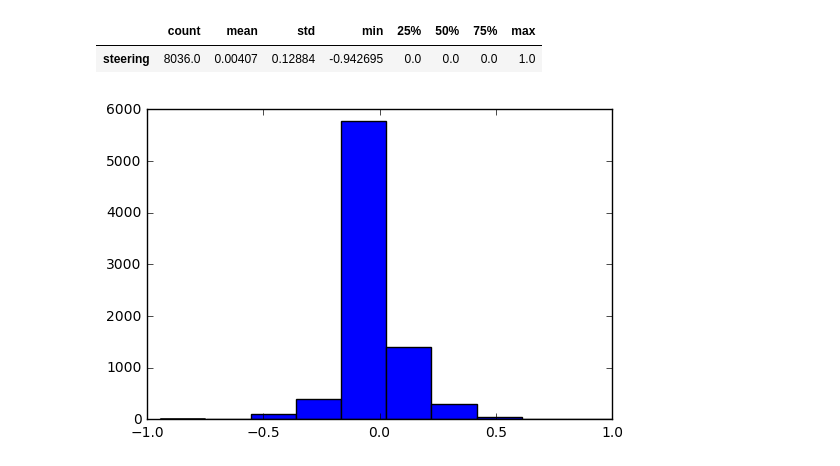
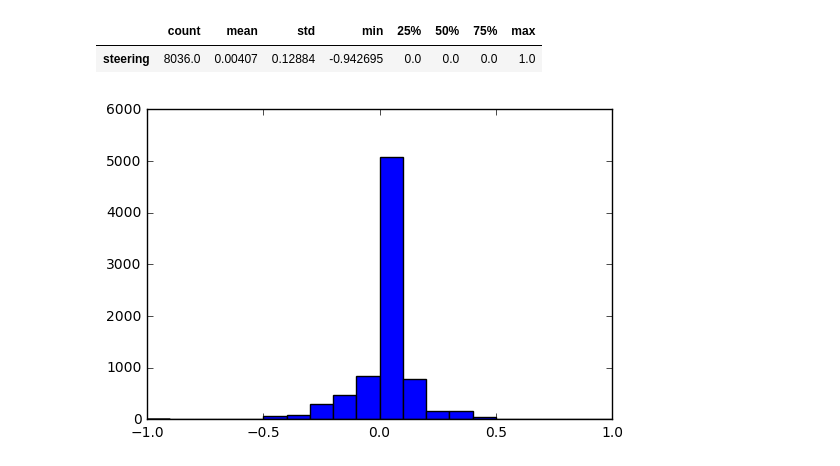
Before and after one commit to vfcosta/CarND-Behavioral-Cloning, a Jupyter notebook: exploration.ipynb, the cells around one changed output. Saved outputs shown, nothing was run; the diff lists cells and outputs as text; code cells hidden in the pictures.

```diff
--- a/exploration.ipynb
+++ b/exploration.ipynb
@@ -29,6 +30,6 @@ driving_log.describe().transpose()
 |  | count | mean | std | min | 25% | 50% | 75% | max |
 | steering | 8036.0 | 0.00407 | 0.12884 | -0.942695 | 0.0 | 0.0 | 0.0 | 1.0 |
 # %%
-plt.hist(driving_log['steering'], bins = 10);
+plt.hist(driving_log['steering'], bins=np.arange(-1, 1 + 0.1, 0.1));
 # %% [output]
-[figure, old version]
+[figure, new version]
```
Also changed, not shown: parts of 4 cells of this notebook, 6 other files.
